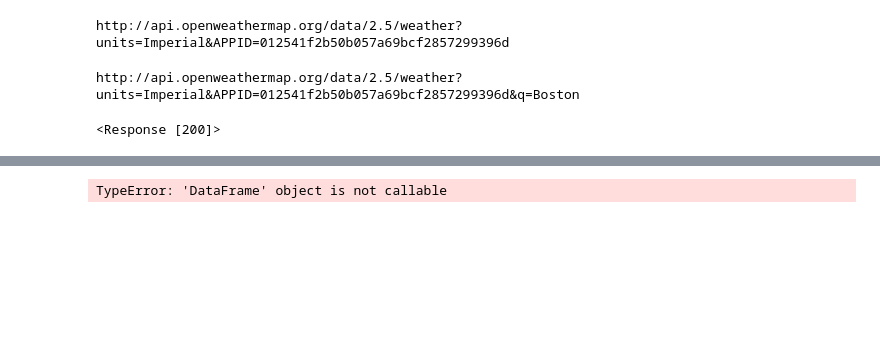
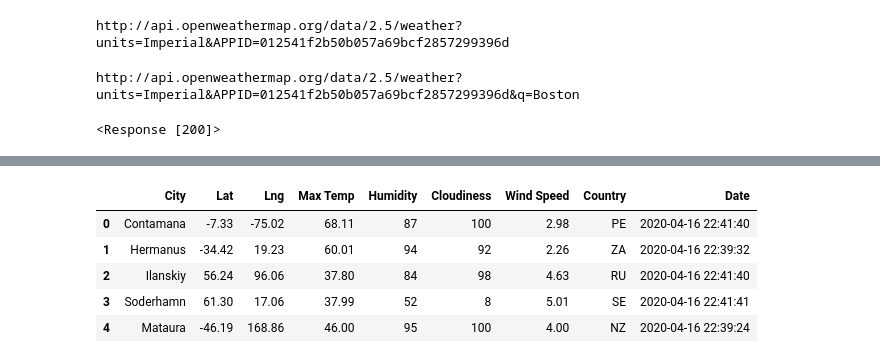
Before and after one commit to efuen0077/World_Weather_Analysis, a Jupyter notebook: WeatherPy.ipynb, the cells around one changed output, grey strips where cells are left out. Drawn from its saved outputs; the diff is of its cells as text; code cells hidden in the pictures; blank space fills up the shorter version.

```diff
--- a/WeatherPy.ipynb
+++ b/WeatherPy.ipynb
@@ -238,11 +238,16 @@ Data Retrieval Complete
 # %%
 #Create a DataFrame of City Weather Data
 
 # Convert the array of dictionaries to a Pandas DataFrame.
 city_data_df = pd.DataFrame(city_data)
-city_data_df(10)
+city_data_df.head()
 # %% [output]
-TypeError: 'DataFrame' object is not callable
+|  | City | Lat | Lng | Max Temp | Humidity | Cloudiness | Wind Speed | Country | Date |
+| 0 | Contamana | -7.33 | -75.02 | 68.11 | 87 | 100 | 2.98 | PE | 2020-04-16 22:41:40 |
+| 1 | Hermanus | -34.42 | 19.23 | 60.01 | 94 | 92 | 2.26 | ZA | 2020-04-16 22:39:32 |
+| 2 | Ilanskiy | 56.24 | 96.06 | 37.80 | 84 | 98 | 4.63 | RU | 2020-04-16 22:41:40 |
+| 3 | Soderhamn | 61.30 | 17.06 | 37.99 | 52 | 8 | 5.01 | SE | 2020-04-16 22:41:41 |
+| 4 | Mataura | -46.19 | 168.86 | 46.00 | 95 | 100 | 4.00 | NZ | 2020-04-16 22:39:24 |
 # %%
 new_column_order = ["City", "Country", "Date", "Lat", "Lng", "Max Temp", "Humidity", "Cloudiness", "Wind Speed"]
 city_data_df = city_data_df[new_column_order]
```
Also changed, not shown: parts of 6 cells of this notebook.
